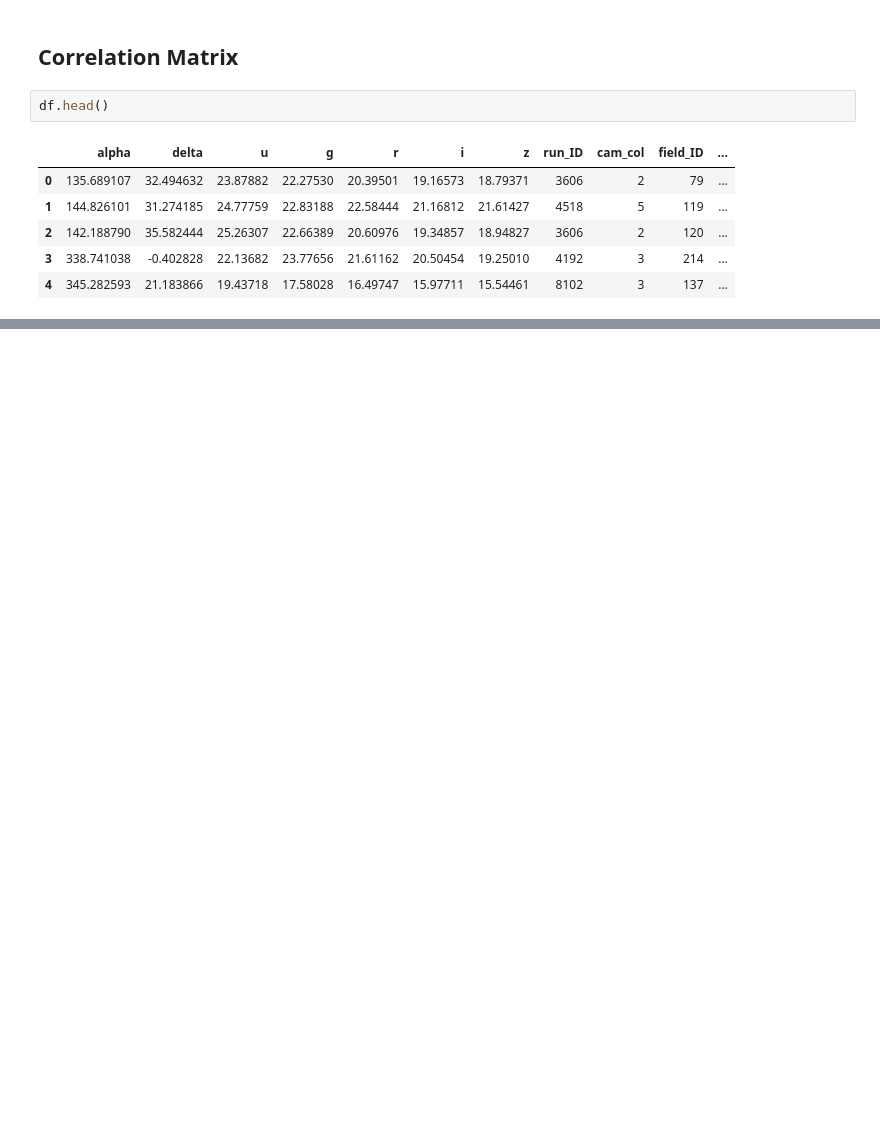
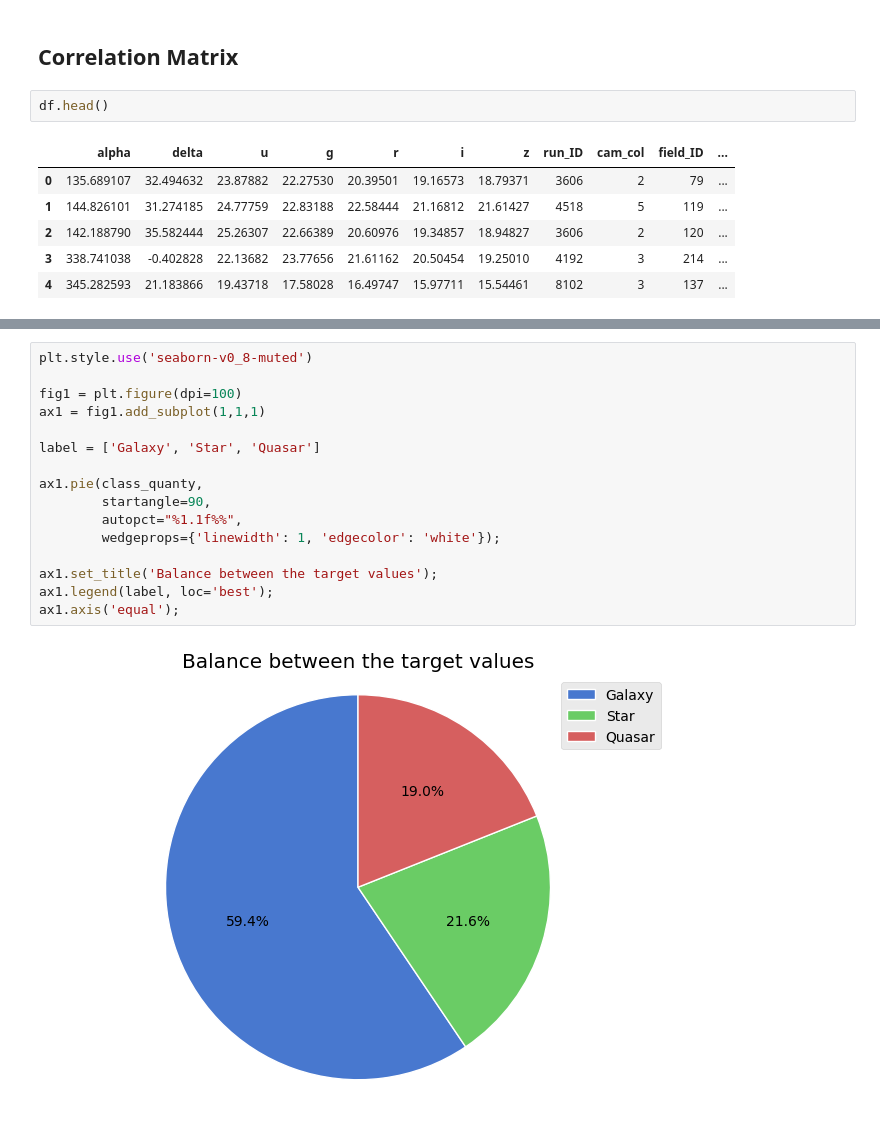
Before and after one commit to 0Kyumy0/Stellar_Classification_Project, a Jupyter notebook: stellarClasification.ipynb, the cells around one changed output, grey strips where cells are left out. Cells and saved outputs as stored; diff of their text form; blank space fills up the shorter version.

```diff
--- a/stellarClasification.ipynb
+++ b/stellarClasification.ipynb
@@ -99,0 +109,18 @@ Columnas a eliminar:
+# %%
+plt.style.use('seaborn-v0_8-muted')
+
+fig1 = plt.figure(dpi=100)
+ax1 = fig1.add_subplot(1,1,1)
+
+label = ['Galaxy', 'Star', 'Quasar']
+
+ax1.pie(class_quanty,
+        startangle=90,
+        autopct="%1.1f%%",
+        wedgeprops={'linewidth': 1, 'edgecolor': 'white'});
+
+ax1.set_title('Balance between the target values');
+ax1.legend(label, loc='best');
+ax1.axis('equal');
+# %% [output]
+[figure, added]
```
Also changed, not shown: parts of 7 cells of this notebook.
